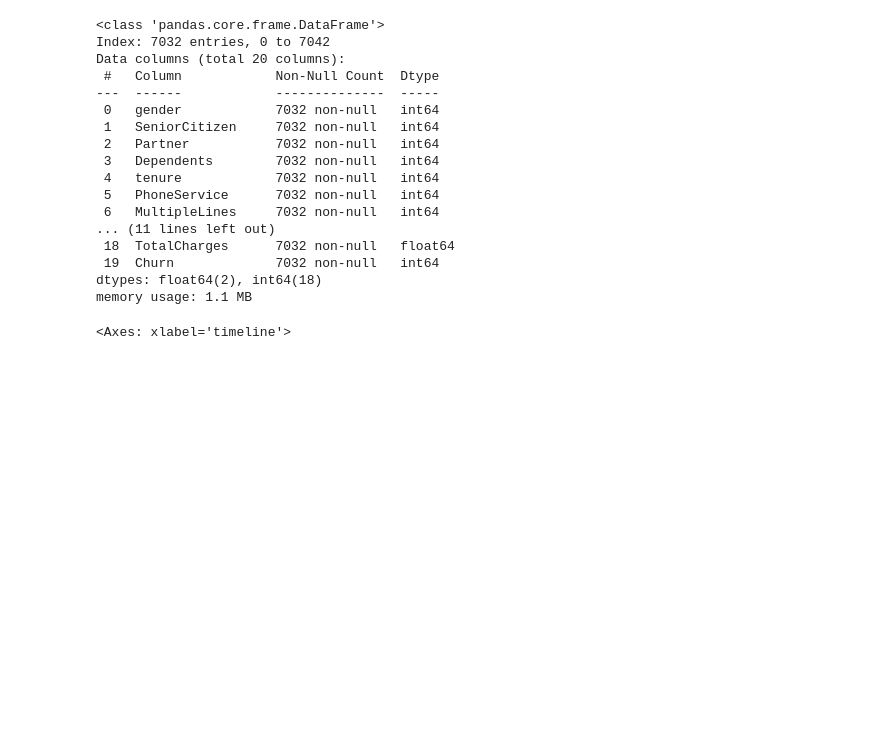
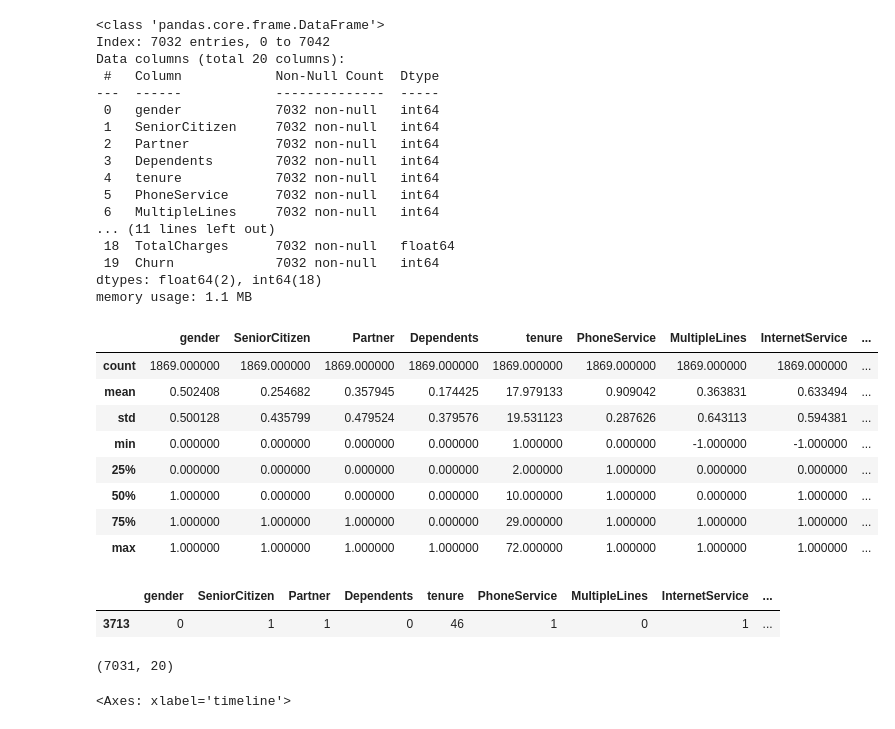
Before and after one commit to itssingh14/customer_churn_prediction, a Jupyter notebook: codes/Survival Analysis.ipynb, the cells around one changed output. Saved outputs shown, nothing was run; the diff lists cells and outputs as text; code cells hidden in the pictures; blank space fills up the shorter version.

```diff
--- a/codes/Survival Analysis.ipynb
+++ b/codes/Survival Analysis.ipynb
@@ -260,6 +262,30 @@ Data columns (total 20 columns):
  19  Churn             7032 non-null   int64
 dtypes: float64(2), int64(18)
 memory usage: 1.1 MB
+# %%
+dataset_churned = dataset[dataset["Churn"] == 1]
+dataset_churned.describe()
+# %% [output]
+|  | gender | SeniorCitizen | Partner | Dependents | tenure | PhoneService | MultipleLines | InternetService | ... |
+| count | 1869.000000 | 1869.000000 | 1869.000000 | 1869.000000 | 1869.000000 | 1869.000000 | 1869.000000 | 1869.000000 | ... |
+| mean | 0.502408 | 0.254682 | 0.357945 | 0.174425 | 17.979133 | 0.909042 | 0.363831 | 0.633494 | ... |
+| std | 0.500128 | 0.435799 | 0.479524 | 0.379576 | 19.531123 | 0.287626 | 0.643113 | 0.594381 | ... |
+| min | 0.000000 | 0.000000 | 0.000000 | 0.000000 | 1.000000 | 0.000000 | -1.000000 | -1.000000 | ... |
+| 25% | 0.000000 | 0.000000 | 0.000000 | 0.000000 | 2.000000 | 1.000000 | 0.000000 | 0.000000 | ... |
+| 50% | 1.000000 | 0.000000 | 0.000000 | 0.000000 | 10.000000 | 1.000000 | 0.000000 | 1.000000 | ... |
+| 75% | 1.000000 | 1.000000 | 1.000000 | 0.000000 | 29.000000 | 1.000000 | 1.000000 | 1.000000 | ... |
+| max | 1.000000 | 1.000000 | 1.000000 | 1.000000 | 72.000000 | 1.000000 | 1.000000 | 1.000000 | ... |
+# %%
+test = dataset_churned.sample(1)
+test
+# %% [output]
+|  | gender | SeniorCitizen | Partner | Dependents | tenure | PhoneService | MultipleLines | InternetService | ... |
+| 3713 | 0 | 1 | 1 | 0 | 46 | 1 | 0 | 1 | ... |
+# %%
+dataset = dataset.drop(test.index)
+dataset.shape
+# %% [output]
+(7031, 20)
 # %%
 kmf = KaplanMeierFitter()
 kmf.fit(durations = dataset["tenure"], event_observed = dataset["Churn"])
```
Also changed, not shown: parts of 8 cells of this notebook, 8 other files.
